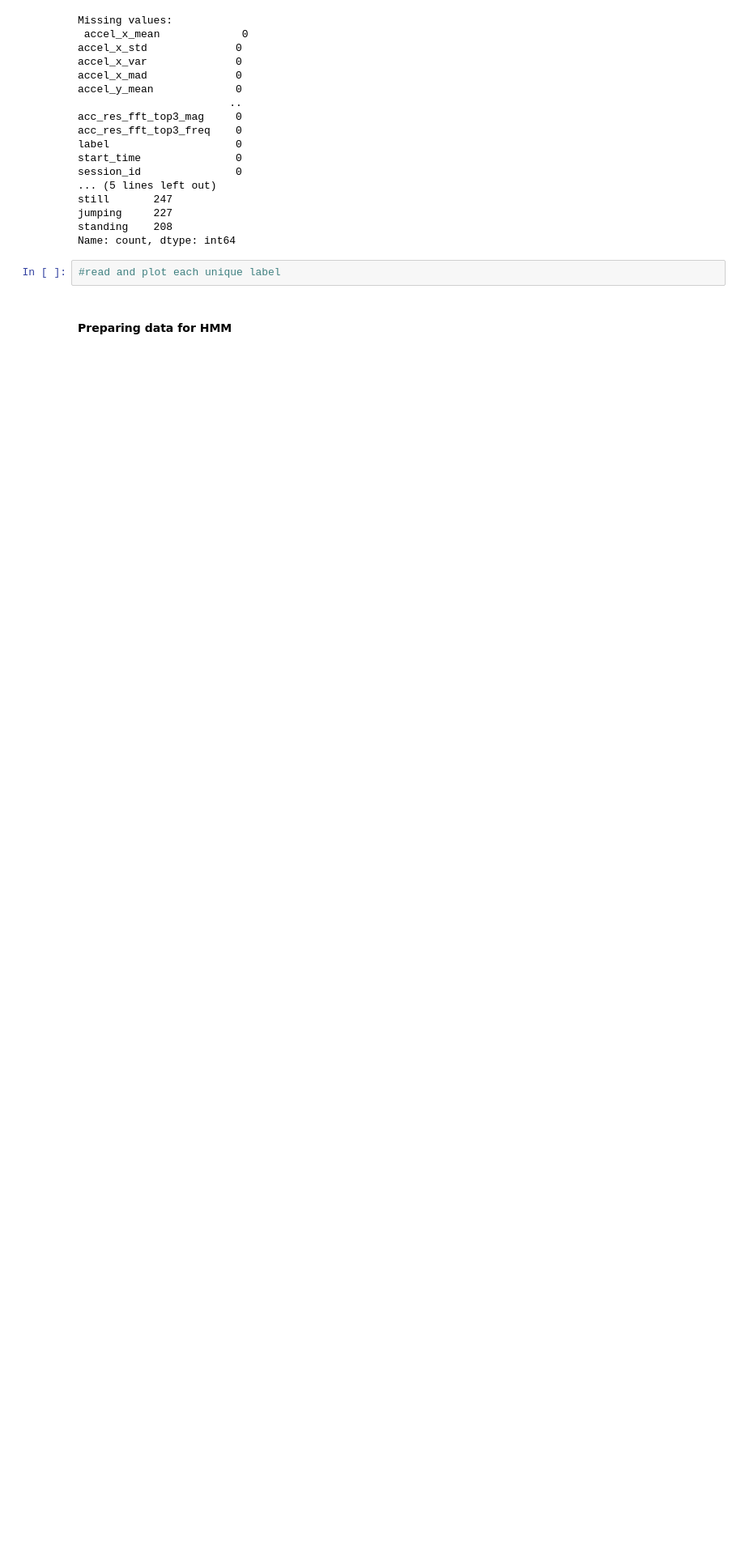
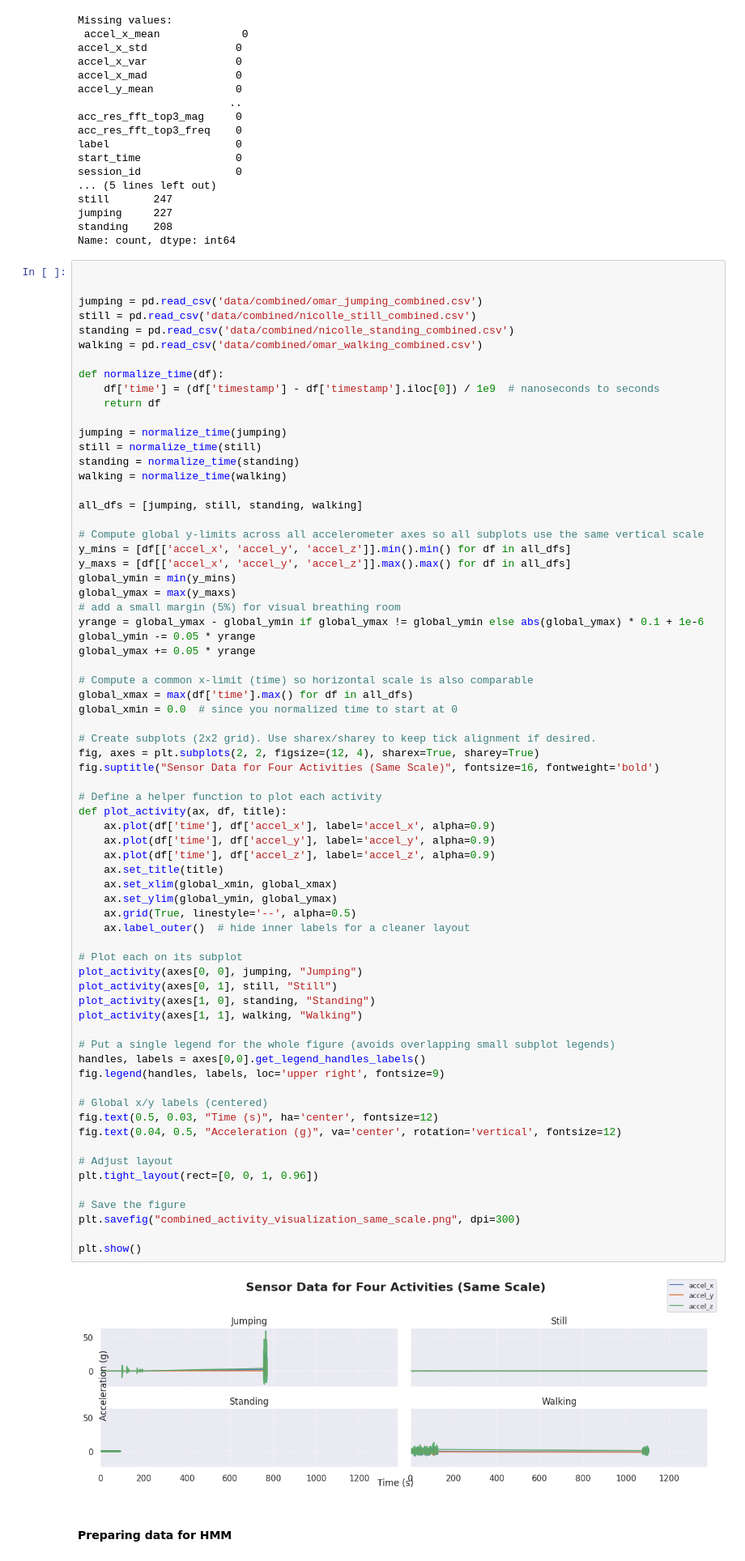
Before and after one commit to nmarizani/ml_techniques2_formative_2, a Jupyter notebook: hidden_markov_model.ipynb, the cells around one changed output. Shown at 81% size. Cells and saved outputs as stored; diff of their text form; blank space fills up the shorter version.

Commit message:
plot added

```diff
--- a/hidden_markov_model.ipynb
+++ b/hidden_markov_model.ipynb
@@ -89,7 +89,76 @@ jumping     227
 standing    208
 Name: count, dtype: int64
 # %%
-#read and plot each unique label
+
+
+jumping = pd.read_csv('data/combined/omar_jumping_combined.csv')
+still = pd.read_csv('data/combined/nicolle_still_combined.csv')
+standing = pd.read_csv('data/combined/nicolle_standing_combined.csv')
+walking = pd.read_csv('data/combined/omar_walking_combined.csv')
+
+def normalize_time(df):
+    df['time'] = (df['timestamp'] - df['timestamp'].iloc[0]) / 1e9  # nanoseconds to seconds
+    return df
+
+jumping = normalize_time(jumping)
+still = normalize_time(still)
+standing = normalize_time(standing)
+walking = normalize_time(walking)
+
+all_dfs = [jumping, still, standing, walking]
+
+# Compute global y-limits across all accelerometer axes so all subplots use the same vertical scale
+y_mins = [df[['accel_x', 'accel_y', 'accel_z']].min().min() for df in all_dfs]
+y_maxs = [df[['accel_x', 'accel_y', 'accel_z']].max().max() for df in all_dfs]
+global_ymin = min(y_mins)
+global_ymax = max(y_maxs)
+# add a small margin (5%) for visual breathing room
+yrange = global_ymax - global_ymin if global_ymax != global_ymin else abs(global_ymax) * 0.1 + 1e-6
+global_ymin -= 0.05 * yrange
+global_ymax += 0.05 * yrange
+
+# Compute a common x-limit (time) so horizontal scale is also comparable
+global_xmax = max(df['time'].max() for df in all_dfs)
+global_xmin = 0.0  # since you normalized time to start at 0
+
+# Create subplots (2x2 grid). Use sharex/sharey to keep tick alignment if desired.
+fig, axes = plt.subplots(2, 2, figsize=(12, 4), sharex=True, sharey=True)
+fig.suptitle("Sensor Data for Four Activities (Same Scale)", fontsize=16, fontweight='bold')
+
+# Define a helper function to plot each activity
+def plot_activity(ax, df, title):
+    ax.plot(df['time'], df['accel_x'], label='accel_x', alpha=0.9)
+    ax.plot(df['time'], df['accel_y'], label='accel_y', alpha=0.9)
+    ax.plot(df['time'], df['accel_z'], label='accel_z', alpha=0.9)
+    ax.set_title(title)
+    ax.set_xlim(global_xmin, global_xmax)
+    ax.set_ylim(global_ymin, global_ymax)
+    ax.grid(True, linestyle='--', alpha=0.5)
+    ax.label_outer()  # hide inner labels for a cleaner layout
+
+# Plot each on its subplot
+plot_activity(axes[0, 0], jumping, "Jumping")
+plot_activity(axes[0, 1], still, "Still")
+plot_activity(axes[1, 0], standing, "Standing")
+plot_activity(axes[1, 1], walking, "Walking")
+
+# Put a single legend for the whole figure (avoids overlapping small subplot legends)
+handles, labels = axes[0,0].get_legend_handles_labels()
+fig.legend(handles, labels, loc='upper right', fontsize=9)
+
+# Global x/y labels (centered)
+fig.text(0.5, 0.03, "Time (s)", ha='center', fontsize=12)
+fig.text(0.04, 0.5, "Acceleration (g)", va='center', rotation='vertical', fontsize=12)
+
+# Adjust layout
+plt.tight_layout(rect=[0, 0, 1, 0.96])
+
+# Save the figure
+plt.savefig("combined_activity_visualization_same_scale.png", dpi=300)
+
+plt.show()
+# %% [output]
+[figure, added]
 # %% [markdown]
 #### Preparing data for HMM
 # %% [markdown]
```
Also changed, not shown: parts of 1 cell of this notebook.
